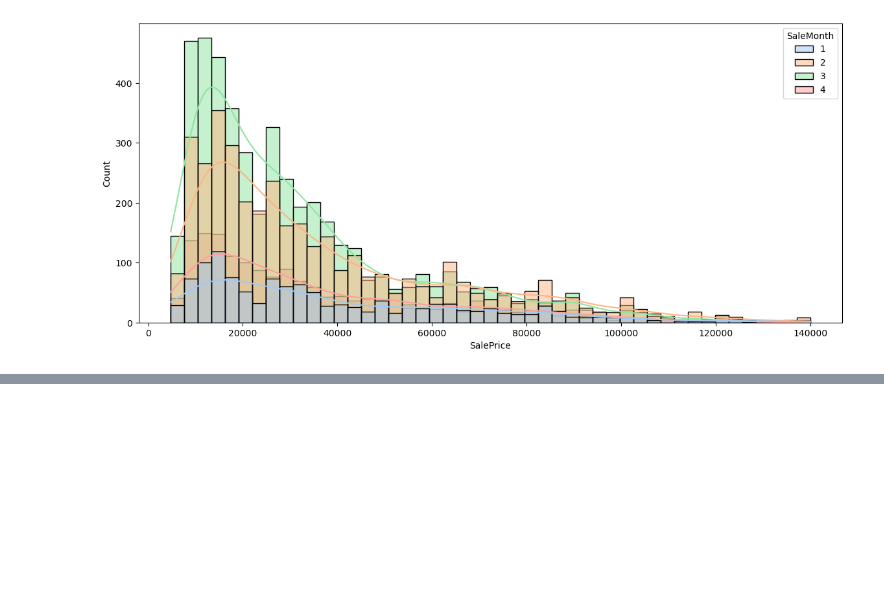
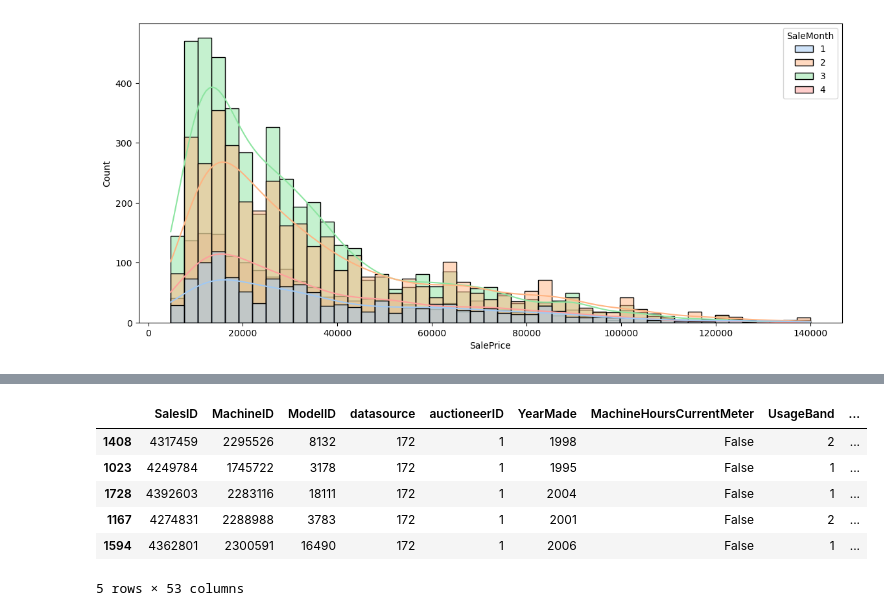
Before and after one commit to msnkr/bulldozer_bluebook, a Jupyter notebook: Untitled2.ipynb, the cells around one changed output, grey strips where cells are left out. Saved outputs shown, nothing was run; the diff lists cells and outputs as text; code cells hidden in the pictures; blank space fills up the shorter version.

```diff
--- a/Untitled2.ipynb
+++ b/Untitled2.ipynb
@@ -90,0 +113,11 @@ sns.histplot(data=valid_df, x="SalePrice", hue="SaleMonth", kde=True, palette="p
+# %%
+test_df = preprocessing(test_df)
+test_df.head()
+# %% [output]
+|  | SalesID | MachineID | ModelID | datasource | auctioneerID | YearMade | MachineHoursCurrentMeter | UsageBand | ... |
+| 1408 | 4317459 | 2295526 | 8132 | 172 | 1 | 1998 | False | 2 | ... |
+| 1023 | 4249784 | 1745722 | 3178 | 172 | 1 | 1995 | False | 1 | ... |
+| 1728 | 4392603 | 2283116 | 18111 | 172 | 1 | 2004 | False | 1 | ... |
+| 1167 | 4274831 | 2288988 | 3783 | 172 | 1 | 2001 | False | 2 | ... |
+| 1594 | 4362801 | 2300591 | 16490 | 172 | 1 | 2006 | False | 1 | ... |
+5 rows × 53 columns
```
Also changed, not shown: parts of 6 cells of this notebook.
